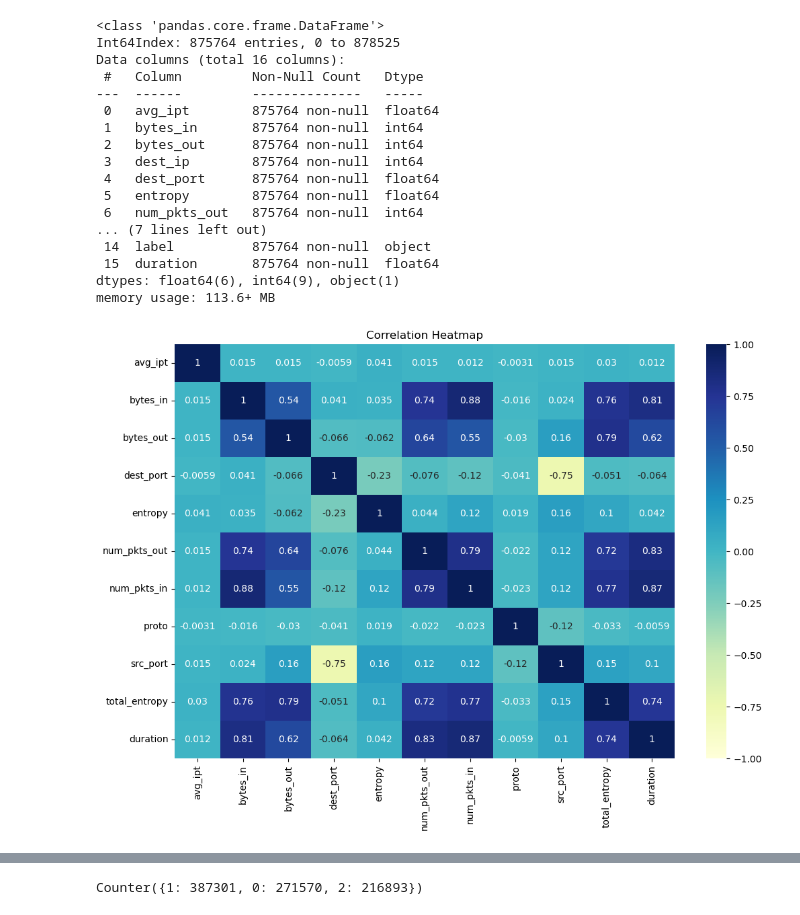
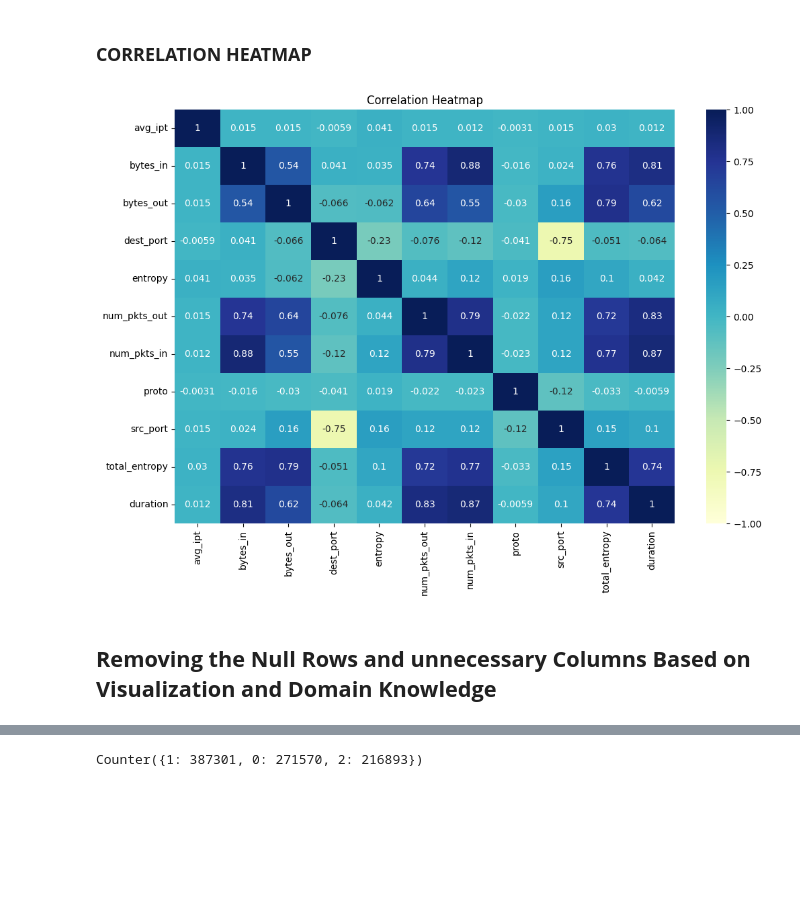
Before and after one commit to Adarsh-Ambastha/T09-Team_Datrix_NetworkIntrusion_Detection_System_Assignment_2, a Jupyter notebook: Network_intrusion.ipynb, the cells around one changed output, grey strips where cells are left out. Saved outputs shown, nothing was run; the diff lists cells and outputs as text; code cells hidden in the pictures; blank space fills up the shorter version.

```diff
--- a/Network_intrusion.ipynb
+++ b/Network_intrusion.ipynb
@@ -51,33 +99,17 @@ flow_2021.sample(10)
+# %% [markdown]
+### **CORRELATION HEATMAP**
+# %%
+# Correlation heatmap.
+plt.figure(figsize=(12, 8)) # Plot size.
+sns.heatmap(X.corr(), annot=True, cmap='YlGnBu', vmin=-1, vmax=1, center=0)
+plt.title('Correlation Heatmap')
+plt.show()
+# %% [output]
+[figure, added]
+# %% [markdown]
+## **Removing the Null Rows and unnecessary Columns Based on Visualization and Domain Knowledge**
 # %%
 flow_2021.dropna(inplace=True)
-# %%
-flow_2021.info()
-# %% [output]
-<class 'pandas.core.frame.DataFrame'>
-Int64Index: 875764 entries, 0 to 878525
-Data columns (total 16 columns):
- #   Column         Non-Null Count   Dtype
----  ------         --------------   -----
- 0   avg_ipt        875764 non-null  float64
- 1   bytes_in       875764 non-null  int64
- 2   bytes_out      875764 non-null  int64
- 3   dest_ip        875764 non-null  int64
- 4   dest_port      875764 non-null  float64
- 5   entropy        875764 non-null  float64
- 6   num_pkts_out   875764 non-null  int64
-... (7 lines left out)
- 14  label          875764 non-null  object
- 15  duration       875764 non-null  float64
-dtypes: float64(6), int64(9), object(1)
-memory usage: 113.6+ MB
 # %%
 # Remove the unnecessary columns.
 flow_2021.drop(["src_ip","dest_ip","time_end","time_start"],axis=1, inplace=True)
-# %%
-# Correlation heatmap.
-plt.figure(figsize=(12, 8)) # Plot size.
-sns.heatmap(flow_2021.corr(), annot=True, cmap='YlGnBu', vmin=-1, vmax=1, center=0)
-plt.title('Correlation Heatmap')
-plt.show()
-# %% [output]
-[figure, removed]
```
Also changed, not shown: parts of 62 cells of this notebook.
